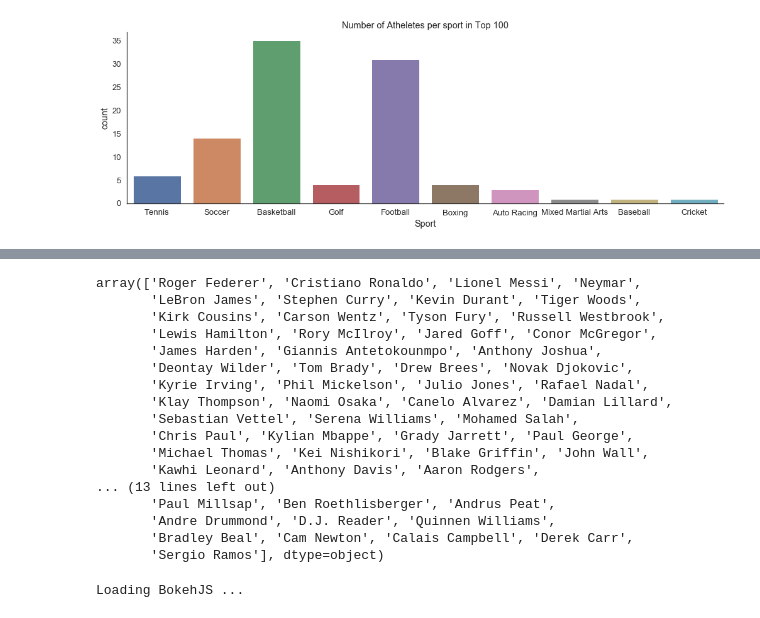
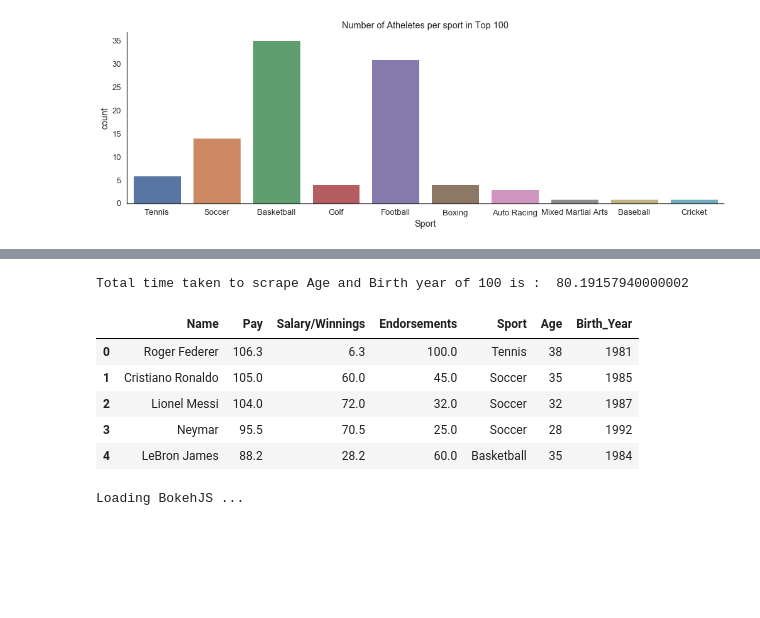
Before and after one commit to manjitullal/EDA-projects, a Jupyter notebook: The World's Highest-Paid Athletes 2020.ipynb, the cells around one changed output, grey strips where cells are left out. Cells and saved outputs as stored; diff of their text form; code cells hidden in the pictures; blank space fills up the shorter version.

```diff
--- a/The World's Highest-Paid Athletes 2020.ipynb
+++ b/The World's Highest-Paid Athletes 2020.ipynb
@@ -144,28 +163,0 @@ AttributeError: 'NoneType' object has no attribute 'group'
-# %%
-
-
-wiki_url = 'https://en.wikipedia.org/wiki/'
-player_names = data_df.Name.values
-Age = []
-for player in player_names:
-    player = player.split(" ")
-    player = "_".join(player)
-    wiki_url_p = wiki_url+player
-# %% [output]
-array(['Roger Federer', 'Cristiano Ronaldo', 'Lionel Messi', 'Neymar',
-       'LeBron James', 'Stephen Curry', 'Kevin Durant', 'Tiger Woods',
-       'Kirk Cousins', 'Carson Wentz', 'Tyson Fury', 'Russell Westbrook',
-       'Lewis Hamilton', 'Rory McIlroy', 'Jared Goff', 'Conor McGregor',
-       'James Harden', 'Giannis Antetokounmpo', 'Anthony Joshua',
-       'Deontay Wilder', 'Tom Brady', 'Drew Brees', 'Novak Djokovic',
-       'Kyrie Irving', 'Phil Mickelson', 'Julio Jones', 'Rafael Nadal',
-       'Klay Thompson', 'Naomi Osaka', 'Canelo Alvarez', 'Damian Lillard',
-       'Sebastian Vettel', 'Serena Williams', 'Mohamed Salah',
-       'Chris Paul', 'Kylian Mbappe', 'Grady Jarrett', 'Paul George',
-       'Michael Thomas', 'Kei Nishikori', 'Blake Griffin', 'John Wall',
-       'Kawhi Leonard', 'Anthony Davis', 'Aaron Rodgers',
-... (13 lines left out)
-       'Paul Millsap', 'Ben Roethlisberger', 'Andrus Peat',
-       'Andre Drummond', 'D.J. Reader', 'Quinnen Williams',
-       'Bradley Beal', 'Cam Newton', 'Calais Campbell', 'Derek Carr',
-       'Sergio Ramos'], dtype=object)
@@ -172,3 +190,52 @@ array(['Roger Federer', 'Cristiano Ronaldo', 'Lionel Messi', 'Neymar',
+# %%
+import timeit
+import unidecode
+
+start = timeit.default_timer()
+
+player_names = data_df.Name.values
+Age = []
+Birth_Year = []
+for player in player_names:
+    player = unidecode.unidecode(player)
+    player1 = player.split(" ")
+    player1 = "_".join(player1)
+
+    player2 = player.lower()
+    player2_formatted = []
+
+    for name in player2.split(' '):
+        temp = ''.join( e for e in name if e.isalnum())
+        player2_formatted.append(temp)
+    player2_formatted = '-'.join(player2_formatted)
+
+    #we need the names in lower case and then need to remove any special characters in it
+
+    try:
+        temp = _get_data(player1, 'age')
+    except:
+        temp = _get_data_when_error( player2_formatted , 'Age')
+
+    Age.append(temp[0])
+    Birth_Year.append(temp[1])
+
+
+end = timeit.default_timer() - start
+print(f"Total time taken to scrape Age and Birth year of {len(player_names)} is : ", end)
+# %% [output]
+Total time taken to scrape Age and Birth year of 100 is :  80.19157940000002
+# %%
+data_df['Age'] = Age
+data_df['Birth_Year'] = Birth_Year
+# %%
+data_df.head()
+# %% [output]
+|  | Name | Pay | Salary/Winnings | Endorsements | Sport | Age | Birth_Year |
+| 0 | Roger Federer | 106.3 | 6.3 | 100.0 | Tennis | 38 | 1981 |
+| 1 | Cristiano Ronaldo | 105.0 | 60.0 | 45.0 | Soccer | 35 | 1985 |
+| 2 | Lionel Messi | 104.0 | 72.0 | 32.0 | Soccer | 32 | 1987 |
+| 3 | Neymar | 95.5 | 70.5 | 25.0 | Soccer | 28 | 1992 |
+| 4 | LeBron James | 88.2 | 28.2 | 60.0 | Basketball | 35 | 1984 |
 # %%
 output_notebook()
 # %% [output]
```
Also changed, not shown: parts of 10 cells of this notebook.
